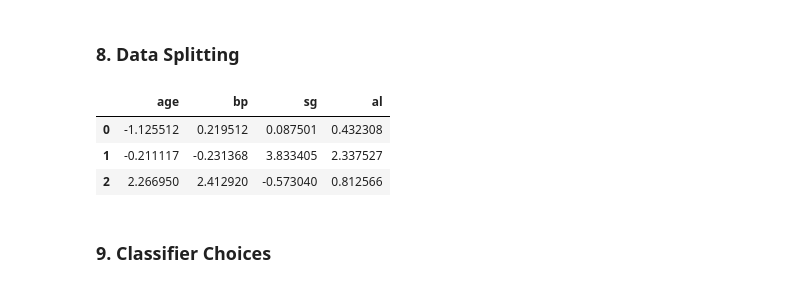
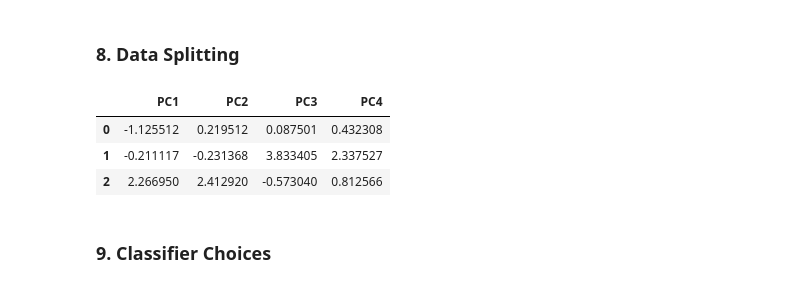
Before and after one commit to Barkesty/Project-Chronic-Kidney-Disease-Classification-Challenge, a Jupyter notebook: project.ipynb, the cells around one changed output. Cells and saved outputs as stored; diff of their text form; code cells hidden in the pictures.

```diff
--- a/project.ipynb
+++ b/project.ipynb
@@ -502,3 +481,6 @@ X = df.drop(columns='class')
+# %%
+df_test = df.drop(columns='class')
+X = pd.DataFrame(df_test, index=df_test.index, columns=df_test.columns)
 # %%
 X.head(3)
 # %% [output]
@@ -624,9 +615,12 @@ print(pca_X.explained_variance_ratio_.sum())
 from sklearn.model_selection import train_test_split
 # %%
 # Check the location of the first 4 in order to scale
-pc_scores.iloc[:, :4].head(3)
+pc_scores = pd.DataFrame(pca_X.fit_transform(X),
+                         columns=['PC1', 'PC2', 'PC3', 'PC4'],
+                         index=X.index)
+pc_scores.head(3)
 # %% [output]
-|  | age | bp | sg | al |
+|  | PC1 | PC2 | PC3 | PC4 |
 | 0 | -1.125512 | 0.219512 | 0.087501 | 0.432308 |
 | 1 | -0.211117 | -0.231368 | 3.833405 | 2.337527 |
 | 2 | 2.266950 | 2.412920 | -0.573040 | 0.812566 |
```
Also changed, not shown: parts of 12 cells of this notebook.
